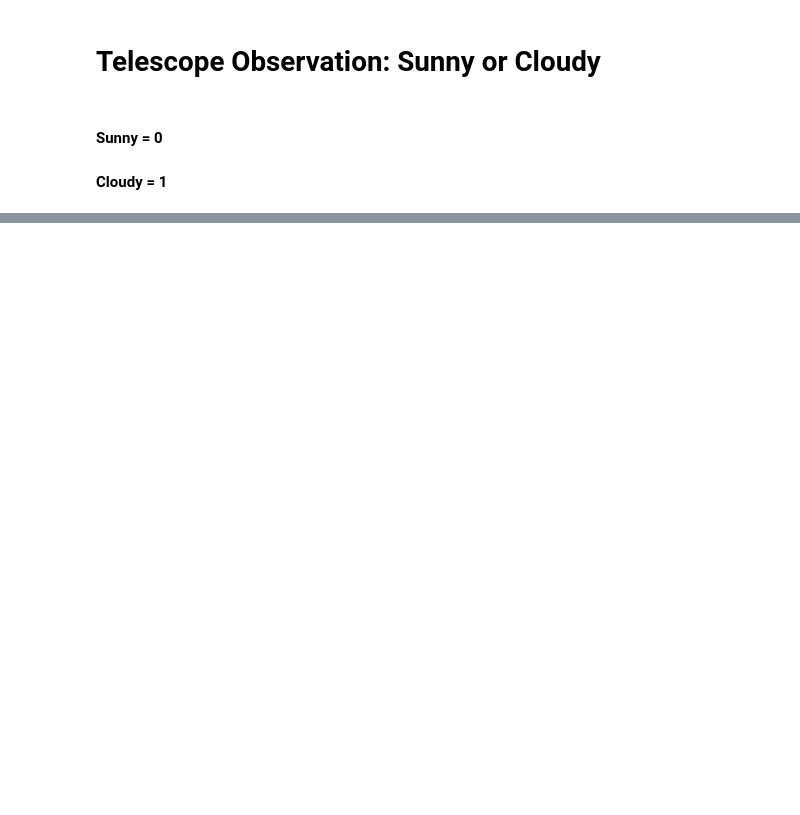
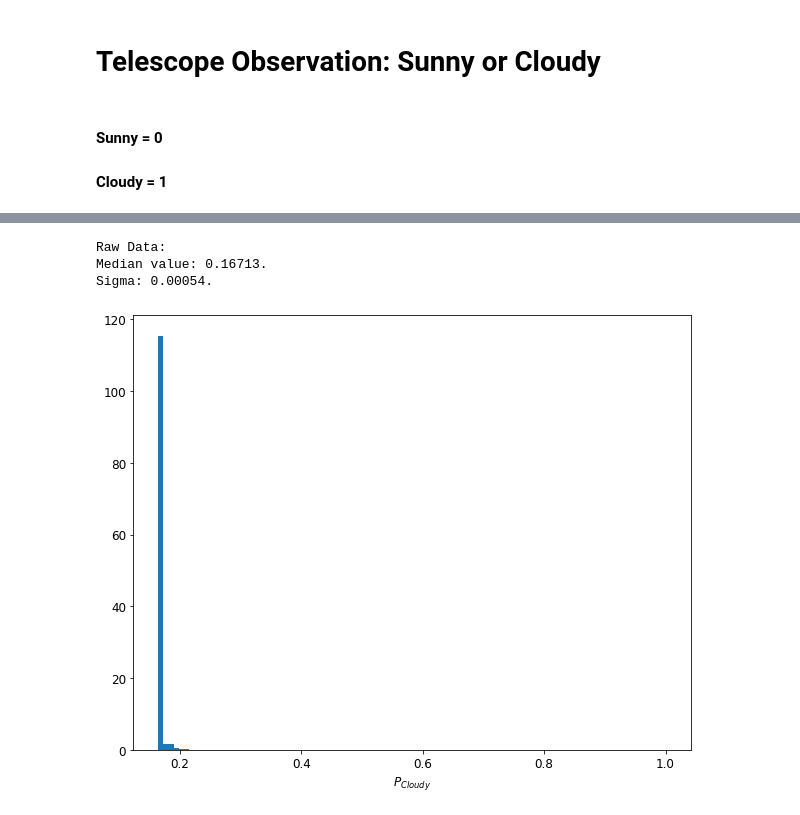
Before and after one commit to olli-e-benji/Astrostatistics-and-Machine-Learning-2023, a Jupyter notebook: working/L10_TelescopeObservation.ipynb, the cells around one changed output, grey strips where cells are left out. Cells and saved outputs as stored; diff of their text form; code cells hidden in the pictures; blank space fills up the shorter version.

```diff
--- a/working/L10_TelescopeObservation.ipynb
+++ b/working/L10_TelescopeObservation.ipynb
@@ -68,0 +55,18 @@ plt.hist(obs, bins=2);
+# %%
+#Summary statistics on raw data
+copy = traceplot.copy()
+
+raw_median = np.median(copy)
+raw_sigma = astrostats.sigmaG(copy)
+
+print('\033[1m''Raw Data:''\033[0m')
+print('Median value: {:.5f}.\nSigma: {:.5f}.'.format(raw_median, raw_sigma))
+
+plt.hist(copy, bins=100, density=True)
+plt.xlabel(r'$P_{Cloudy}$')
+plt.show();
+# %% [output]
+Raw Data:
+Median value: 0.16713.
+Sigma: 0.00054.
+[figure, added]
```
Also changed, not shown: parts of 5 cells of this notebook.
